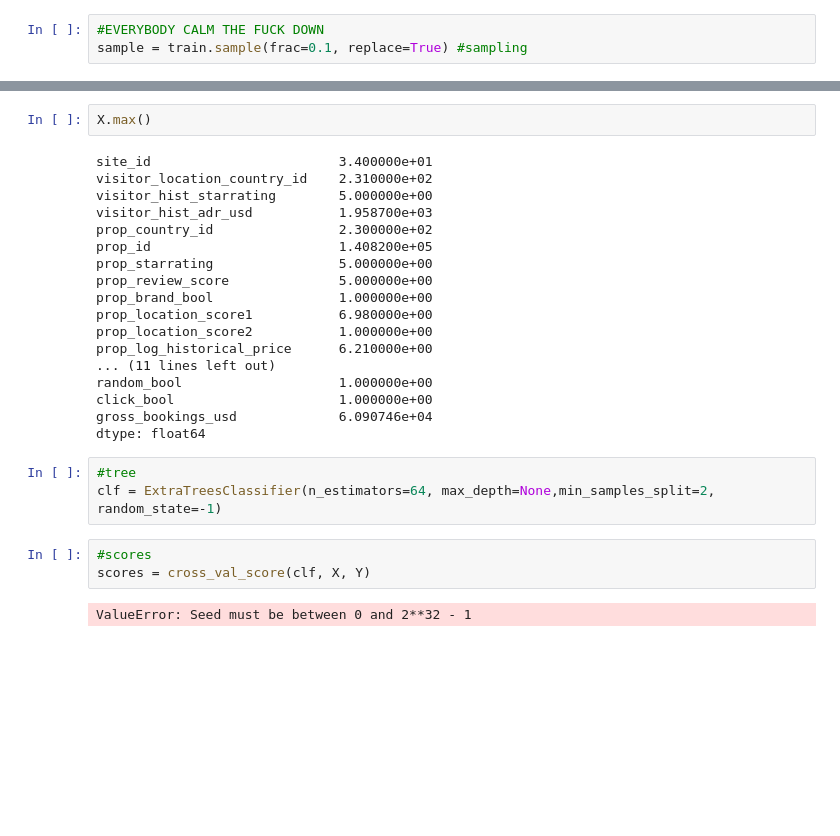
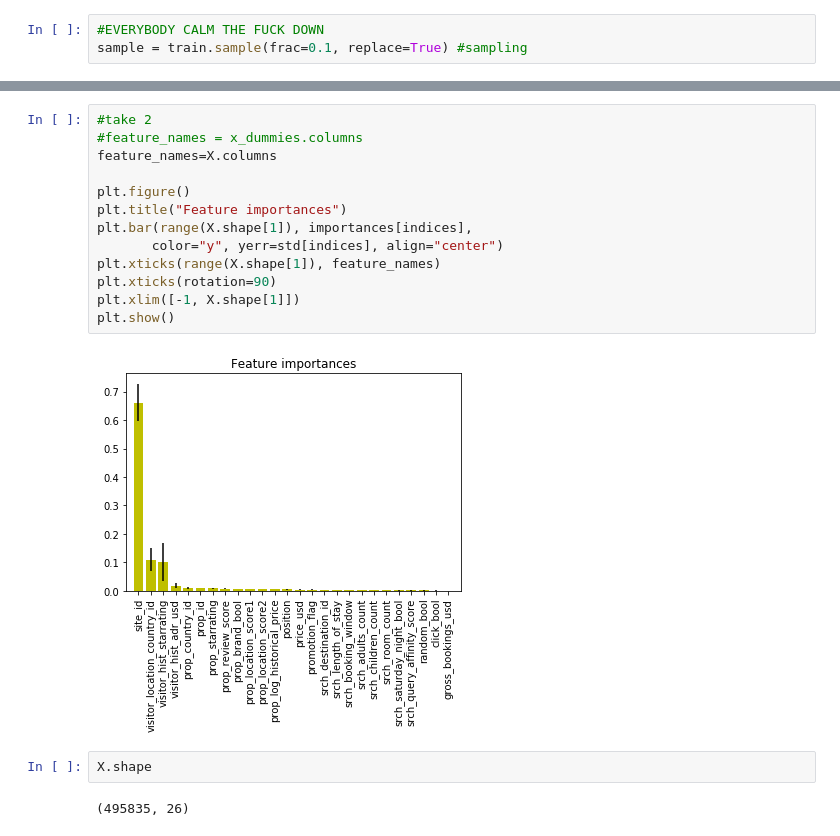
Before and after one commit to hannaheyer/Dmt, a Jupyter notebook: Prac2/Extra Trees.ipynb, the cells around one changed output, grey strips where cells are left out. Drawn from its saved outputs; the diff is of its cells as text; blank space fills up the shorter version.

```diff
--- a/Prac2/Extra Trees.ipynb
+++ b/Prac2/Extra Trees.ipynb
@@ -64,28 +137,19 @@ Y = c
+# %%
+#take 2
+#feature_names = x_dummies.columns
+feature_names=X.columns
+
+plt.figure()
+plt.title("Feature importances")
+plt.bar(range(X.shape[1]), importances[indices],
+       color="y", yerr=std[indices], align="center")
+plt.xticks(range(X.shape[1]), feature_names)
+plt.xticks(rotation=90)
+plt.xlim([-1, X.shape[1]])
+plt.show()
+# %% [output]
+[figure, added]
 # %%
-X.max()
+X.shape
 # %% [output]
-site_id                        3.400000e+01
-visitor_location_country_id    2.310000e+02
-visitor_hist_starrating        5.000000e+00
-visitor_hist_adr_usd           1.958700e+03
-prop_country_id                2.300000e+02
-prop_id                        1.408200e+05
-prop_starrating                5.000000e+00
-prop_review_score              5.000000e+00
-prop_brand_bool                1.000000e+00
-prop_location_score1           6.980000e+00
-prop_location_score2           1.000000e+00
-prop_log_historical_price      6.210000e+00
-... (11 lines left out)
-random_bool                    1.000000e+00
-click_bool                     1.000000e+00
-gross_bookings_usd             6.090746e+04
-dtype: float64
+(495835, 26)
-# %%
-#tree
-clf = ExtraTreesClassifier(n_estimators=64, max_depth=None,min_samples_split=2, random_state=-1)
-# %%
-#scores
-scores = cross_val_score(clf, X, Y)
-# %% [output]
-ValueError: Seed must be between 0 and 2**32 - 1
```
Also changed, not shown: parts of 27 cells of this notebook.
